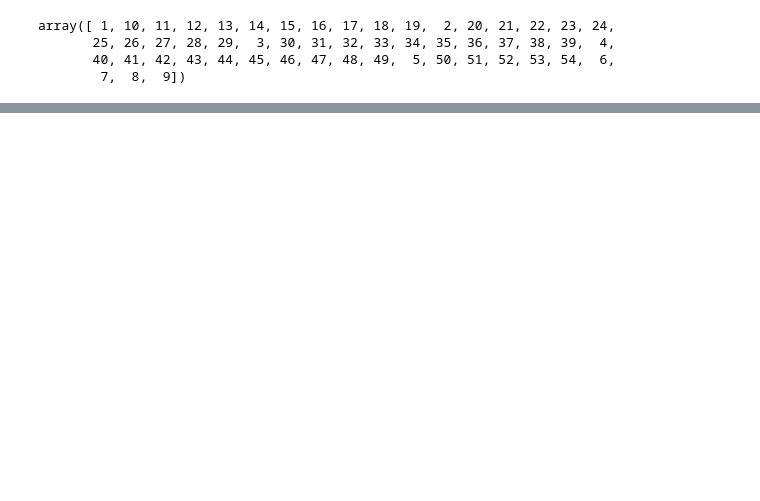
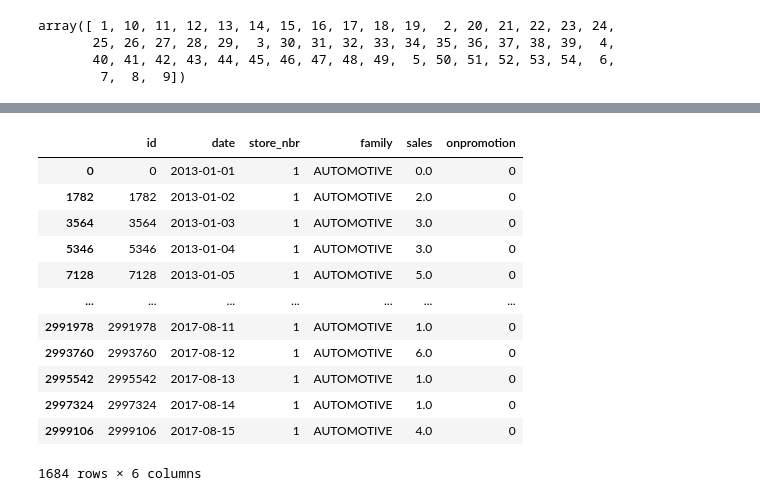
Before and after one commit to kamyczuram/Projects, a Jupyter notebook: Store_Sales_Arima_Sarima/Store_Sales_Arima_Sarima.ipynb, the cells around one changed output, grey strips where cells are left out. Cells and saved outputs as stored; diff of their text form; code cells hidden in the pictures; blank space fills up the shorter version.

```diff
--- a/Store_Sales_Arima_Sarima/Store_Sales_Arima_Sarima.ipynb
+++ b/Store_Sales_Arima_Sarima/Store_Sales_Arima_Sarima.ipynb
@@ -113,0 +122,16 @@ for i in range(1,6):
+# %%
+sample_df
+# %% [output]
+|  | id | date | store_nbr | family | sales | onpromotion |
+| 0 | 0 | 2013-01-01 | 1 | AUTOMOTIVE | 0.0 | 0 |
+| 1782 | 1782 | 2013-01-02 | 1 | AUTOMOTIVE | 2.0 | 0 |
+| 3564 | 3564 | 2013-01-03 | 1 | AUTOMOTIVE | 3.0 | 0 |
+| 5346 | 5346 | 2013-01-04 | 1 | AUTOMOTIVE | 3.0 | 0 |
+| 7128 | 7128 | 2013-01-05 | 1 | AUTOMOTIVE | 5.0 | 0 |
+| ... | ... | ... | ... | ... | ... | ... |
+| 2991978 | 2991978 | 2017-08-11 | 1 | AUTOMOTIVE | 1.0 | 0 |
+| 2993760 | 2993760 | 2017-08-12 | 1 | AUTOMOTIVE | 6.0 | 0 |
+| 2995542 | 2995542 | 2017-08-13 | 1 | AUTOMOTIVE | 1.0 | 0 |
+| 2997324 | 2997324 | 2017-08-14 | 1 | AUTOMOTIVE | 1.0 | 0 |
+| 2999106 | 2999106 | 2017-08-15 | 1 | AUTOMOTIVE | 4.0 | 0 |
+1684 rows × 6 columns
```
Also changed, not shown: parts of 17 cells of this notebook.
